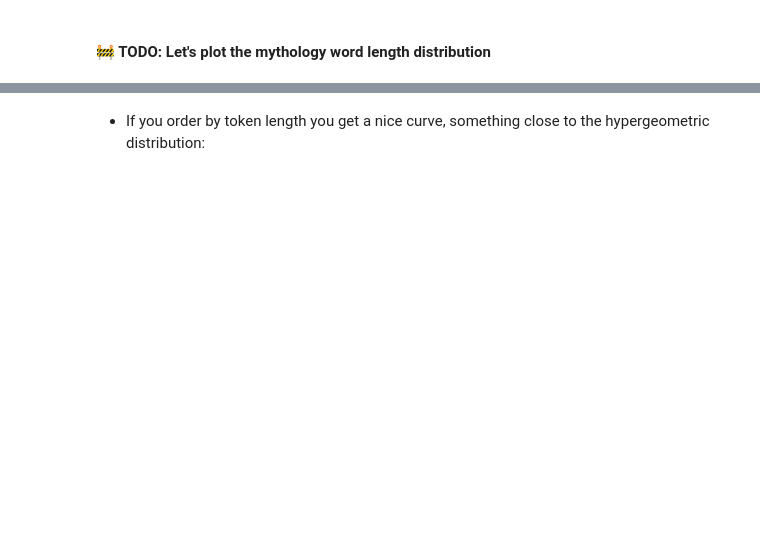
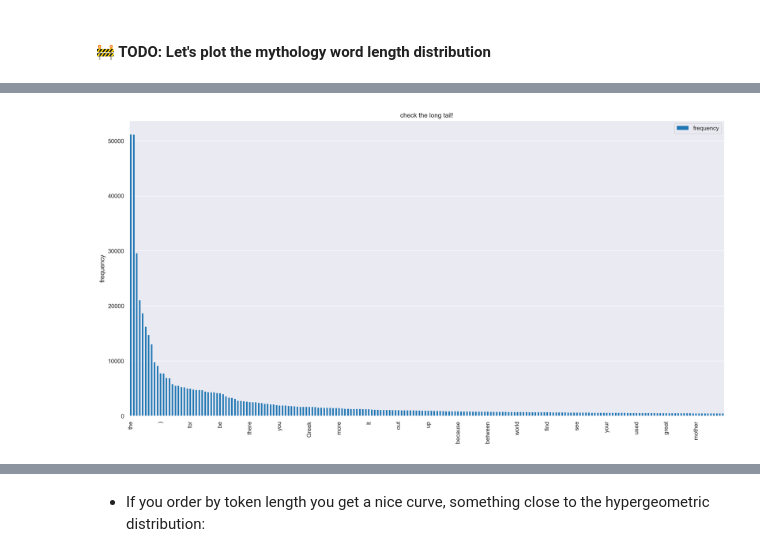
Before and after one commit to Michel-debug/NLP_TD1, a Jupyter notebook: HoNLP-week1.ipynb, the cells around one changed output, grey strips where cells are left out. Cells and saved outputs as stored; diff of their text form; code cells hidden in the pictures; blank space fills up the shorter version.

Commit message:
The first version final

```diff
--- a/HoNLP-week1.ipynb
+++ b/HoNLP-week1.ipynb
@@ -552,0 +609,17 @@ wood_tok_filtered_df.sort_values(by="len", ascending=False).head(10)
+# %%
+def len_freq_counter(text):
+    tokens = text
+    #filter all the words including digits and special character
+    filtered_tokens = {token : count for token,count in tokens.items() if not re.search(r"[0-9/=+\._-]", token)}
+    if filtered_tokens:
+        # find the longest length of word
+        return filtered_tokens
+        # get the longest word
+        #longest_words = [token for token in filtered_tokens if len(token) == max_length]
+        #return longest_words
+    else:
+        return None
+
+tokens2 = tokens.apply(lambda x : Counter(x)).to_frame()
+len_freq_df = tokens2.applymap(len_freq_counter).rename(columns={'text' :'freq_count'})
+len_freq_df
@@ -559,0 +637,6 @@ NameError: name 'len_freq_df' is not defined
+# %%
+myth_len_freqs = len_freq_df.loc['mythology','freq_count']
+sorted_freq_count = sorted(myth_len_freqs.items(), key=lambda item: item[1], reverse=True)
+
+myth_len_freqs = pd.DataFrame.from_dict(dict(sorted_freq_count),orient='index',columns=['frequency'])
+myth_len_freqs
@@ -560,14 +658,17 @@ NameError: name 'len_freq_df' is not defined
 # %%
-ax = myth_len_freqs.plot.bar(title="check the long tail!", linewidth=0)
+# we choose the first 200 line, because of the big number of data
+ax = myth_len_freqs.head(200).plot(kind='bar',title="check the long tail!", linewidth=0,figsize=(20,10))
 
 # Print only 1 x-tick-label out of 10
 for i, label in enumerate(ax.get_xticklabels()):
     if (i % 10) != 0:
         label.set_visible(False)
 
 plt.ylabel("frequency")
 plt.grid(axis="x")
 plt.show()
+# %% [output]
+[figure, added]
 # %%
 myth_len_freqs.head(22).plot.bar()
 plt.ylabel("frequency")
```
Also changed, not shown: parts of 30 cells of this notebook.
